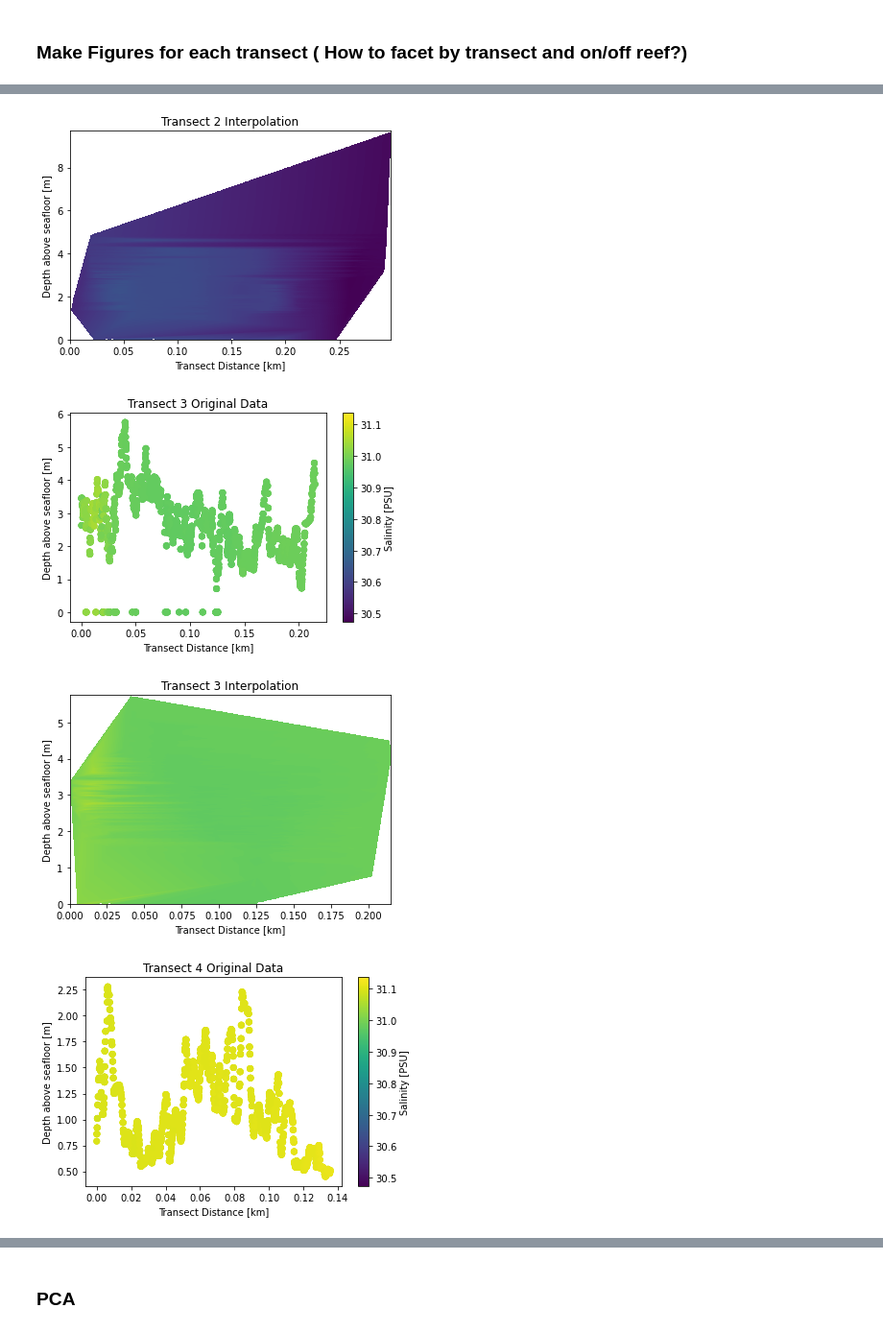
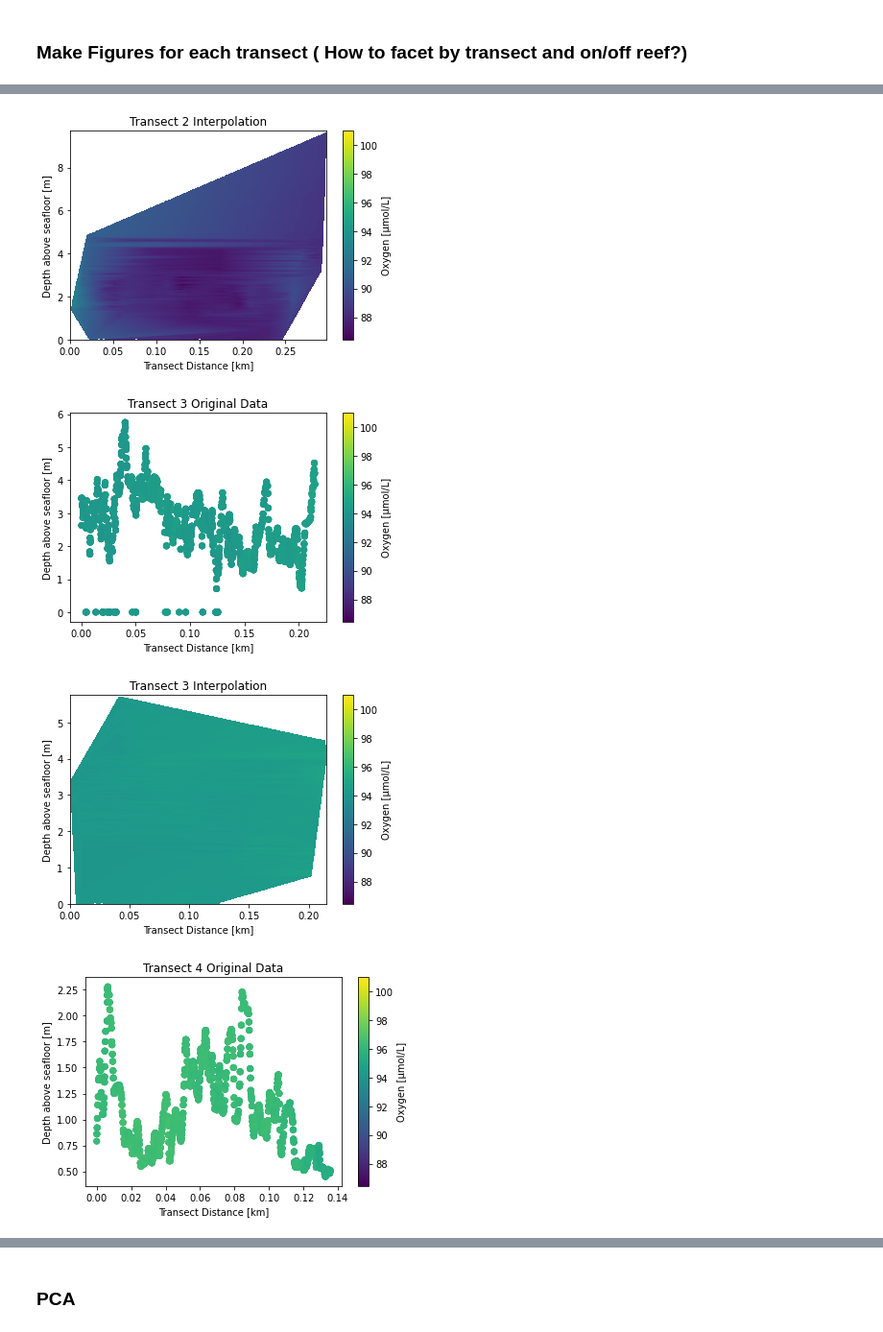
Before and after one commit to isaakh12/final_project, a Jupyter notebook: final_project.ipynb, the cells around one changed output, grey strips where cells are left out. Shown at 96% size. Drawn from its saved outputs; the diff is of its cells as text; code cells hidden in the pictures.

```diff
--- a/final_project.ipynb
+++ b/final_project.ipynb
@@ -32,8 +32,8 @@ df = pd.read_csv("alltransects.csv")
 ### Make Figures for each transect ( How to facet by transect and on/off reef?)
 # %%
 for i in np.unique(df['transect']):
-    transect_sub, oxy_interp, min_oxy, max_oxy = create_datasets(df, i, 'salinity')
-    make_plots(transect_sub, oxy_interp, i, 'salinity', min_oxy, max_oxy)
+    transect_sub, oxy_interp, min_oxy, max_oxy = create_datasets(df, i, 'oxygen')
+    make_plots(transect_sub, oxy_interp, i, 'oxygen', min_oxy, max_oxy)
 # %% [output]
 A value is trying to be set on a copy of a slice from a DataFrame.
 Try using .loc[row_indexer,col_indexer] = value instead
@@ -51,4 +51,4 @@ See the caveats in the documentation: https://pandas.pydata.org/pandas-docs/stab
-[figure, old version]
+[figure, new version]
-[figure, old version]
+[figure, new version]
-[figure, old version]
+[figure, new version]
-[figure, old version]
+[figure, new version]
```
Also changed, not shown: parts of 9 cells of this notebook.
